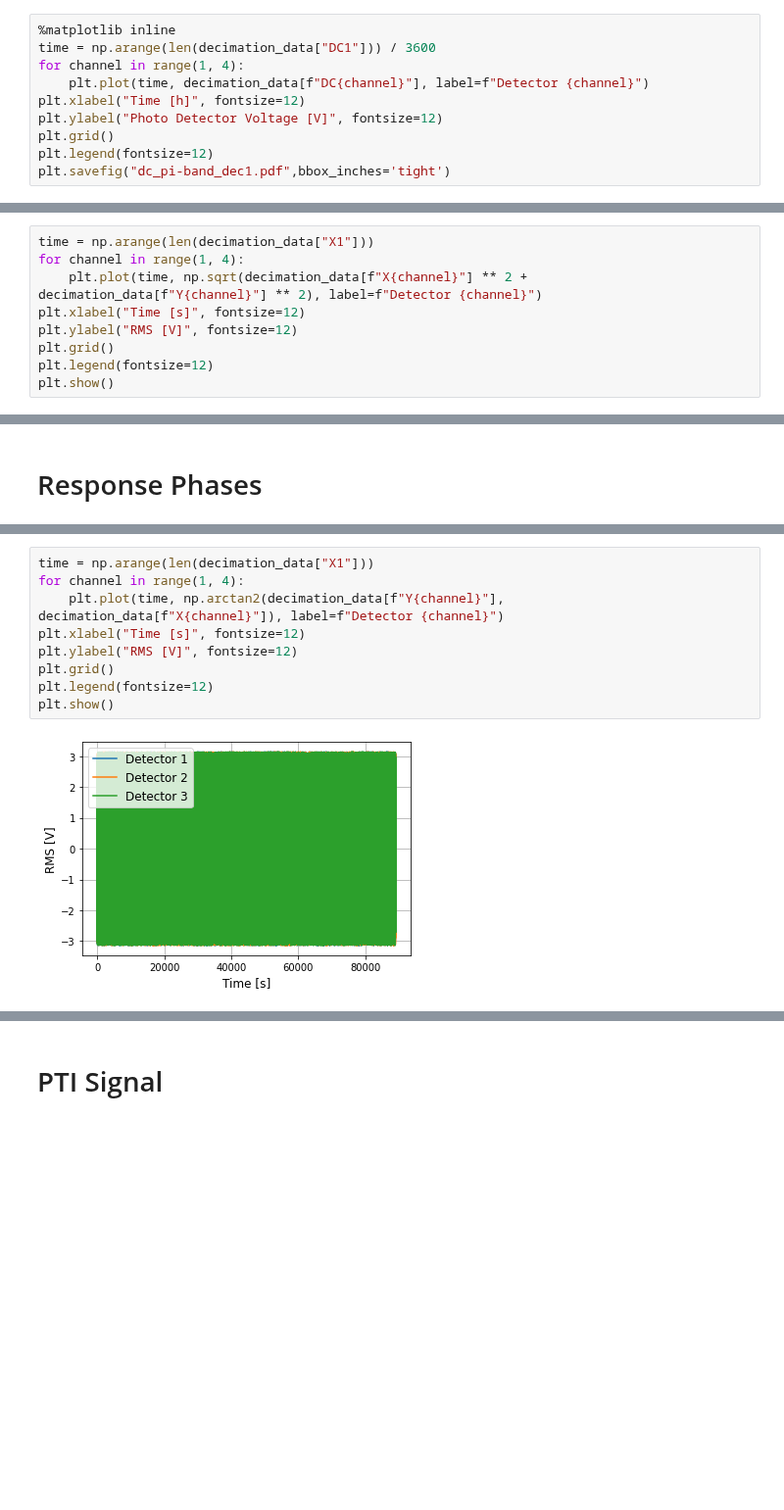
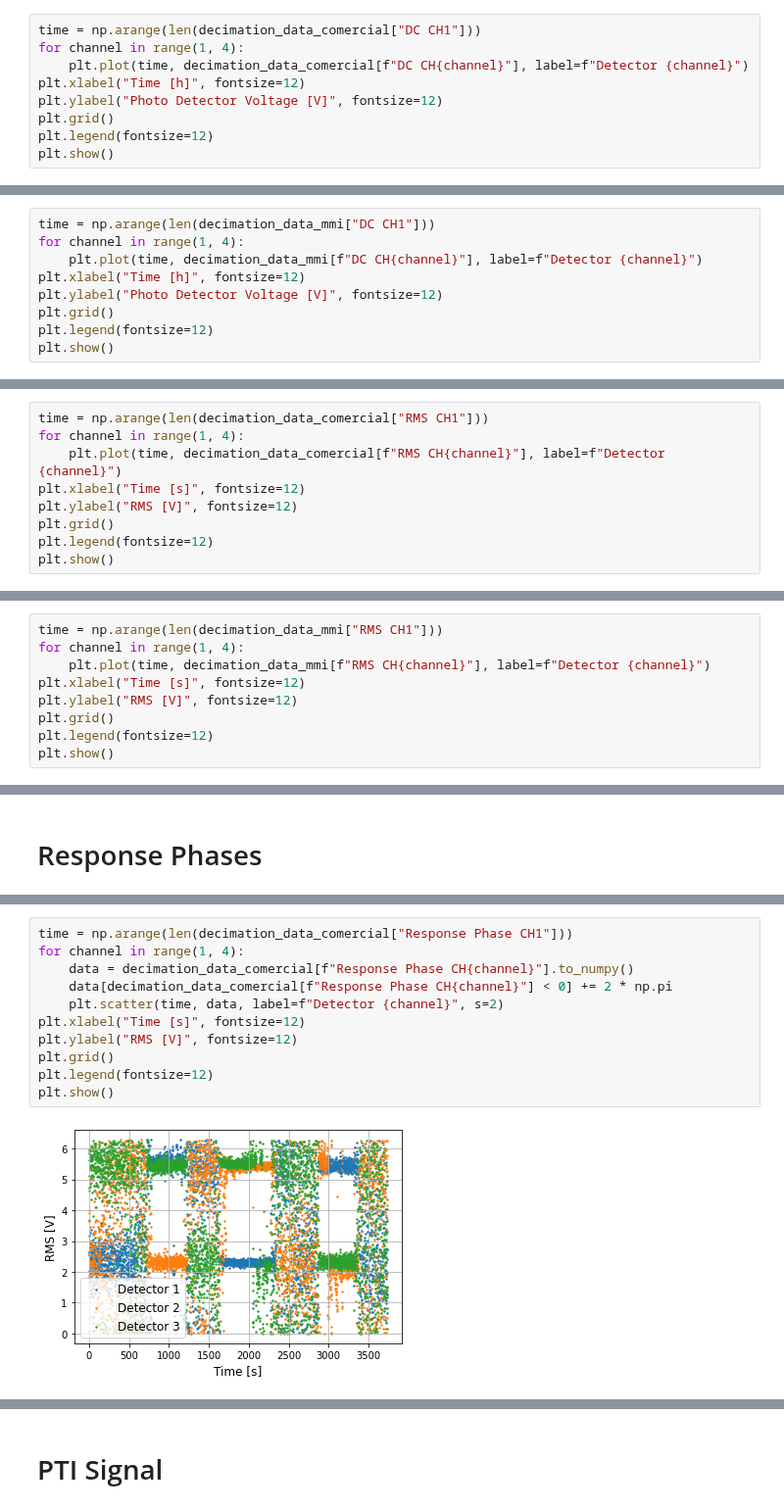
Before and after one commit to bilaljo/MiniPTI, a Jupyter notebook: notebooks/pti.ipynb, the cells around one changed output, grey strips where cells are left out. Shown at 98% size. Drawn from its saved outputs; the diff is of its cells as text; blank space fills up the shorter version.

```diff
--- a/notebooks/pti.ipynb
+++ b/notebooks/pti.ipynb
@@ -13,11 +15,10 @@ pti_data = pd.read_csv("PTI_Inversion.csv")
 # %%
-%matplotlib inline
-time = np.arange(len(decimation_data["DC1"])) / 3600
+time = np.arange(len(decimation_data_comercial["DC CH1"]))
 for channel in range(1, 4):
-    plt.plot(time, decimation_data[f"DC{channel}"], label=f"Detector {channel}")
+    plt.plot(time, decimation_data_comercial[f"DC CH{channel}"], label=f"Detector {channel}")
 plt.xlabel("Time [h]", fontsize=12)
 plt.ylabel("Photo Detector Voltage [V]", fontsize=12)
 plt.grid()
 plt.legend(fontsize=12)
-plt.savefig("dc_pi-band_dec1.pdf",bbox_inches='tight')
+plt.show()
 # %% [output]
@@ -24,0 +28,9 @@ plt.savefig("dc_pi-band_dec1.pdf",bbox_inches='tight')
+# %%
+time = np.arange(len(decimation_data_mmi["DC CH1"]))
+for channel in range(1, 4):
+    plt.plot(time, decimation_data_mmi[f"DC CH{channel}"], label=f"Detector {channel}")
+plt.xlabel("Time [h]", fontsize=12)
+plt.ylabel("Photo Detector Voltage [V]", fontsize=12)
+plt.grid()
+plt.legend(fontsize=12)
+plt.show()
@@ -27,7 +43,7 @@ plt.savefig("dc_pi-band_dec1.pdf",bbox_inches='tight')
 # %%
-time = np.arange(len(decimation_data["X1"]))
+time = np.arange(len(decimation_data_comercial["RMS CH1"]))
 for channel in range(1, 4):
-    plt.plot(time, np.sqrt(decimation_data[f"X{channel}"] ** 2 + decimation_data[f"Y{channel}"] ** 2), label=f"Detector {channel}")
+    plt.plot(time, decimation_data_comercial[f"RMS CH{channel}"], label=f"Detector {channel}")
 plt.xlabel("Time [s]", fontsize=12)
 plt.ylabel("RMS [V]", fontsize=12)
 plt.grid()
@@ -37,0 +56,9 @@ plt.show()
+# %%
+time = np.arange(len(decimation_data_mmi["RMS CH1"]))
+for channel in range(1, 4):
+    plt.plot(time, decimation_data_mmi[f"RMS CH{channel}"], label=f"Detector {channel}")
+plt.xlabel("Time [s]", fontsize=12)
+plt.ylabel("RMS [V]", fontsize=12)
+plt.grid()
+plt.legend(fontsize=12)
+plt.show()
@@ -40,11 +71,13 @@ plt.show()
 # %%
-time = np.arange(len(decimation_data["X1"]))
+time = np.arange(len(decimation_data_comercial["Response Phase CH1"]))
 for channel in range(1, 4):
-    plt.plot(time, np.arctan2(decimation_data[f"Y{channel}"], decimation_data[f"X{channel}"]), label=f"Detector {channel}")
+    data = decimation_data_comercial[f"Response Phase CH{channel}"].to_numpy()
+    data[decimation_data_comercial[f"Response Phase CH{channel}"] < 0] += 2 * np.pi
+    plt.scatter(time, data, label=f"Detector {channel}", s=2)
 plt.xlabel("Time [s]", fontsize=12)
 plt.ylabel("RMS [V]", fontsize=12)
 plt.grid()
 plt.legend(fontsize=12)
 plt.show()
 # %% [output]
-[figure, old version]
+[figure, new version]
```
Also changed, not shown: parts of 66 cells of this notebook.
